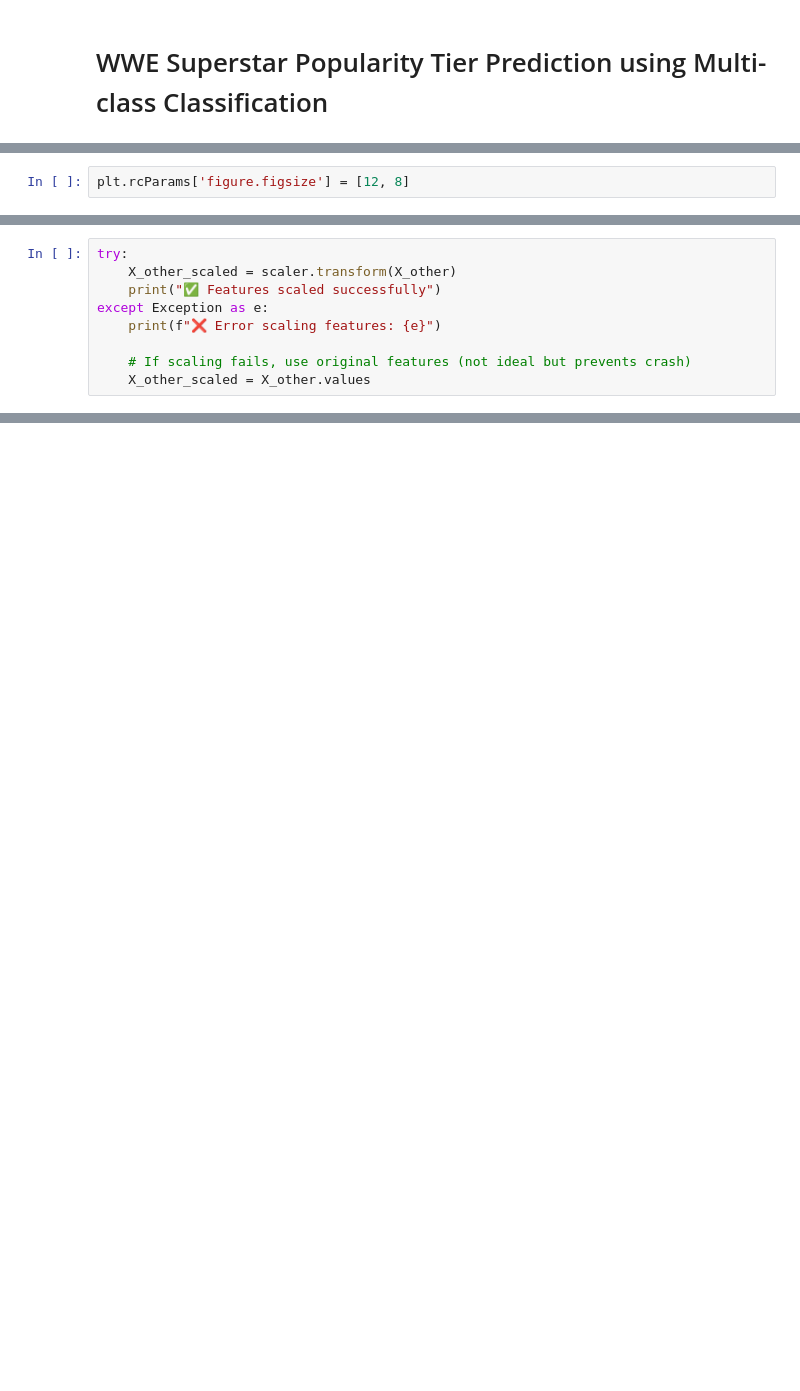
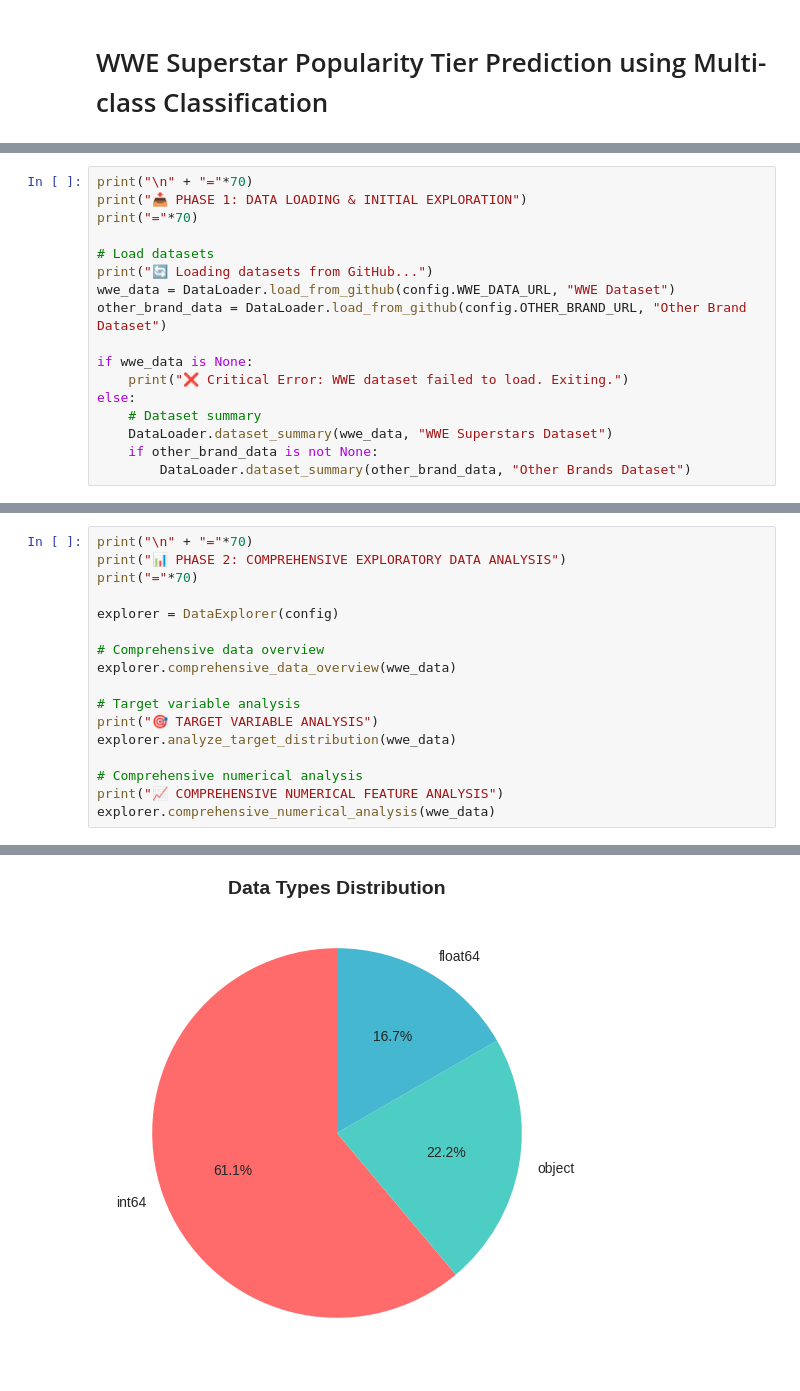
Before and after one commit to flexycode/CCMACLRL_COM231_PROJECT, a Jupyter notebook: notebook/WWE_Superstar_Popularity_Tier_Prediction.ipynb, the cells around one changed output, grey strips where cells are left out. Saved outputs shown, nothing was run; the diff lists cells and outputs as text; blank space fills up the shorter version.

```diff
--- a/notebook/WWE_Superstar_Popularity_Tier_Prediction.ipynb
+++ b/notebook/WWE_Superstar_Popularity_Tier_Prediction.ipynb
@@ -125,2 +4,0 @@ Series([], dtype: int64)
-# %%
-plt.rcParams['figure.figsize'] = [12, 8]
@@ -915,9 +4,0 @@ Missing values in X_other: 0
-# %%
-try:
-    X_other_scaled = scaler.transform(X_other)
-    print("✅ Features scaled successfully")
-except Exception as e:
-    print(f"❌ Error scaling features: {e}")
-
-    # If scaling fails, use original features (not ideal but prevents crash)
-    X_other_scaled = X_other.values
@@ -1298,0 +134,17 @@ print("💡 Key insights can help WWE management in talent development and brand
+# %%
+print("\n" + "="*70)
+print("📥 PHASE 1: DATA LOADING & INITIAL EXPLORATION")
+print("="*70)
+
+# Load datasets
+print("🔄 Loading datasets from GitHub...")
+wwe_data = DataLoader.load_from_github(config.WWE_DATA_URL, "WWE Dataset")
+other_brand_data = DataLoader.load_from_github(config.OTHER_BRAND_URL, "Other Brand Dataset")
+
+if wwe_data is None:
+    print("❌ Critical Error: WWE dataset failed to load. Exiting.")
+else:
+    # Dataset summary
+    DataLoader.dataset_summary(wwe_data, "WWE Superstars Dataset")
+    if other_brand_data is not None:
+        DataLoader.dataset_summary(other_brand_data, "Other Brands Dataset")
@@ -1298,0 +510,18 @@ print("💡 Key insights can help WWE management in talent development and brand
+# %%
+print("\n" + "="*70)
+print("📊 PHASE 2: COMPREHENSIVE EXPLORATORY DATA ANALYSIS")
+print("="*70)
+
+explorer = DataExplorer(config)
+
+# Comprehensive data overview
+explorer.comprehensive_data_overview(wwe_data)
+
+# Target variable analysis
+print("🎯 TARGET VARIABLE ANALYSIS")
+explorer.analyze_target_distribution(wwe_data)
+
+# Comprehensive numerical analysis
+print("📈 COMPREHENSIVE NUMERICAL FEATURE ANALYSIS")
+explorer.comprehensive_numerical_analysis(wwe_data)
+# %% [output]
@@ -1298,0 +537 @@ print("💡 Key insights can help WWE management in talent development and brand
+[figure, added]
```
Also changed, not shown: parts of 136 cells of this notebook.
